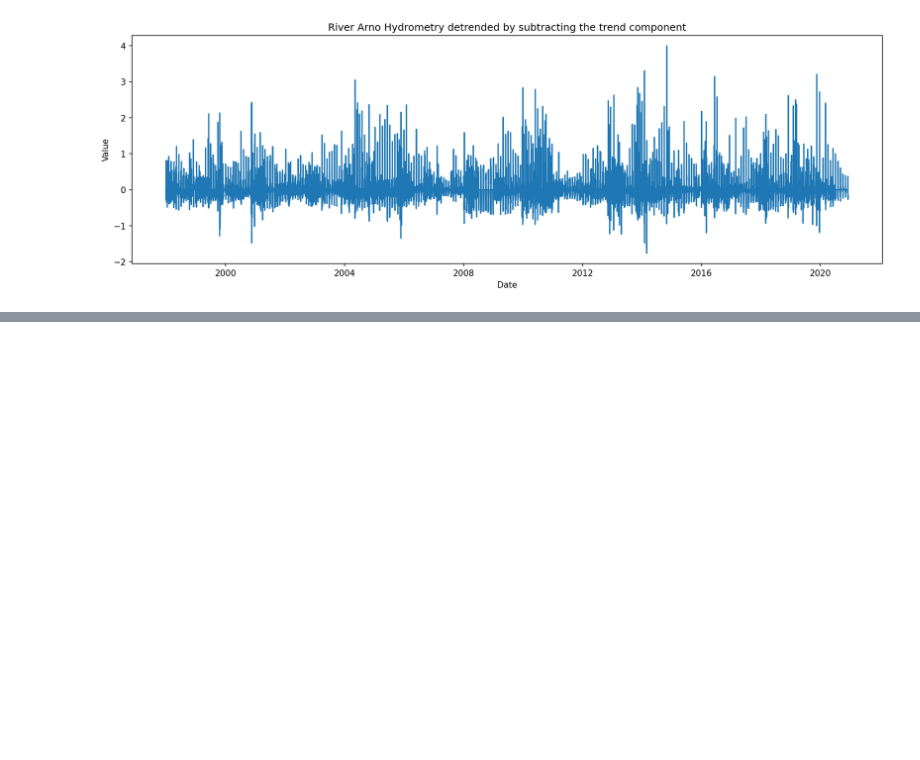
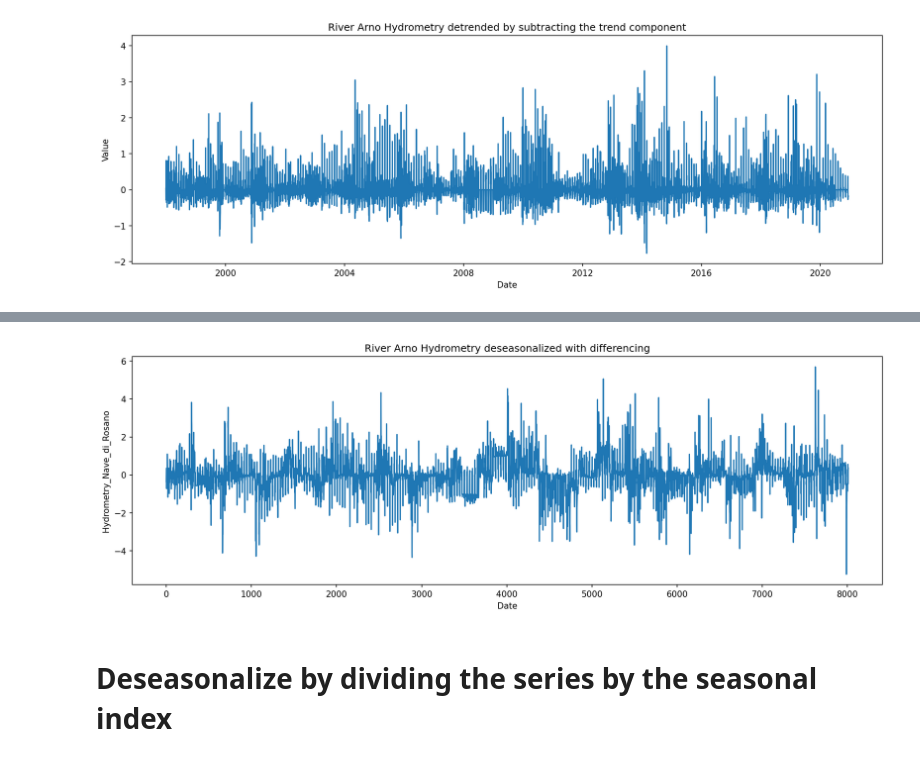
Before and after one commit to haga96/water_availability_prediction_in_Italy, a Jupyter notebook: River Arno.ipynb, the cells around one changed output, grey strips where cells are left out. Cells and saved outputs as stored; diff of their text form; code cells hidden in the pictures; blank space fills up the shorter version.

```diff
--- a/River Arno.ipynb
+++ b/River Arno.ipynb
@@ -383,10 +428,10 @@ add_decomp = decompose_time_series(df_2014,'additive')
 # %% [markdown]
 # Stationary and Non-stationary Time Series
 # %%
-df_all_filled = df_all['Hydrometry_Nave_di_Rosano'].ffill()
+df_all_filled = pd.DataFrame(df_all['Hydrometry_Nave_di_Rosano'].ffill())
 # %%
 # ADF Test
-result = adfuller(df_all_filled.values, autolag='AIC')
+result = adfuller(df_all_filled['Hydrometry_Nave_di_Rosano'], autolag='AIC')
 print(f'ADF Statistic: {result[0]}')
 print(f'p-value: {result[1]}')
 for key, value in result[4].items():
@@ -403,7 +448,7 @@ Critial Values:
    10%, -2.5669544344587605
 # %%
 # KPSS Test
-result = kpss(df_all_filled.values, regression='c')
+result = kpss(df_all_filled['Hydrometry_Nave_di_Rosano'], regression='c')
 print('\nKPSS Statistic: %f' % result[0])
 print('p-value: %f' % result[1])
 for key, value in result[3].items():
@@ -450,0 +510,15 @@ https://www.machinelearningplus.com/time-series/time-series-analysis-python/
+# %%
+X = df_all_filled['Hydrometry_Nave_di_Rosano']
+days_in_year = 365
+diff = list()
+for i in range(days_in_year, len(X)):
+	value = X[i] - X[i - days_in_year]
+	diff.append(value)
+plt.figure(figsize=(16,5), dpi=150)
+plt.plot(diff, color='tab:blue')
+plt.gca().set(title='River Arno Hydrometry deseasonalized with differencing', xlabel='Date', ylabel='Hydrometry_Nave_di_Rosano')
+plt.show()
+# %% [output]
+[figure, added]
+# %% [markdown]
+# Deseasonalize by dividing the series by the seasonal index
```
Also changed, not shown: parts of 20 cells of this notebook.
